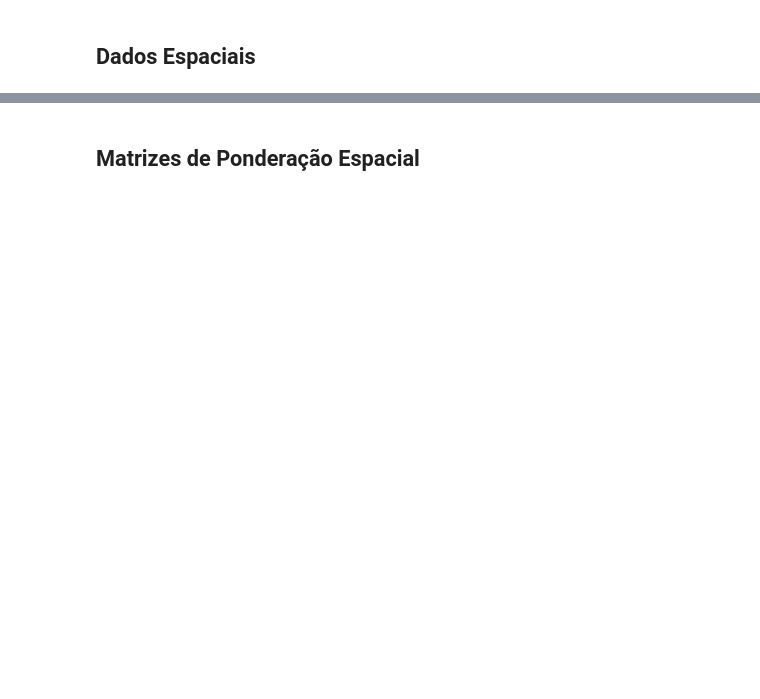
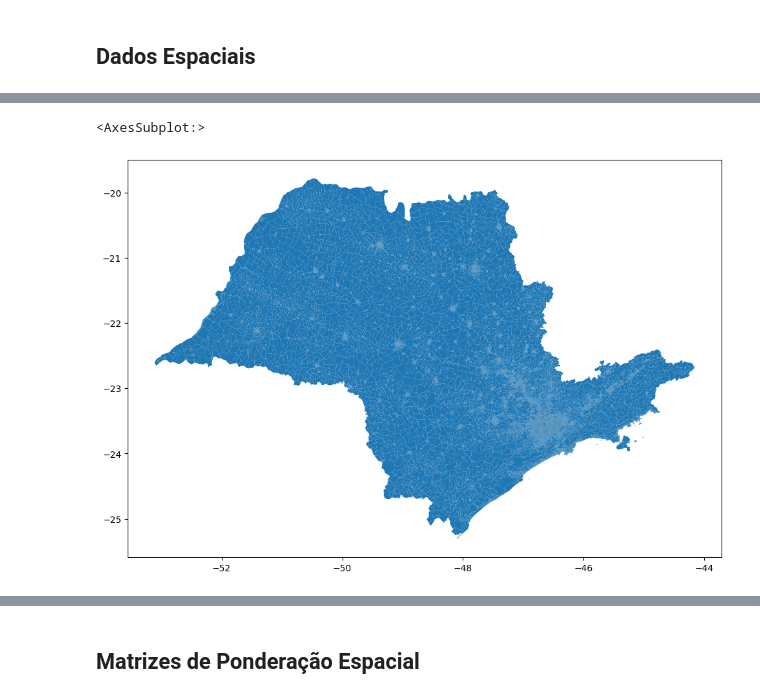
Before and after one commit to gesielrios/aede-ercemapi-2022, a Jupyter notebook: aede-ercemapi-2022.ipynb, the cells around one changed output, grey strips where cells are left out. Drawn from its saved outputs; the diff is of its cells as text; code cells hidden in the pictures; blank space fills up the shorter version.

```diff
--- a/aede-ercemapi-2022.ipynb
+++ b/aede-ercemapi-2022.ipynb
@@ -76,0 +130,5 @@ warnings.filterwarnings('ignore')
+# %%
+setores_censitarios_sp = gpd.read_file(
+    os.path.join(data_path, 'sp_setores_censitarios.zip')
+)
+setores_censitarios_sp.head()
@@ -76,0 +162,7 @@ warnings.filterwarnings('ignore')
+# %%
+setores_censitarios_sp.plot(
+    figsize=(16,8)
+)
+# %% [output]
+<AxesSubplot:>
+[figure, added]
```
Also changed, not shown: parts of 50 cells of this notebook.
